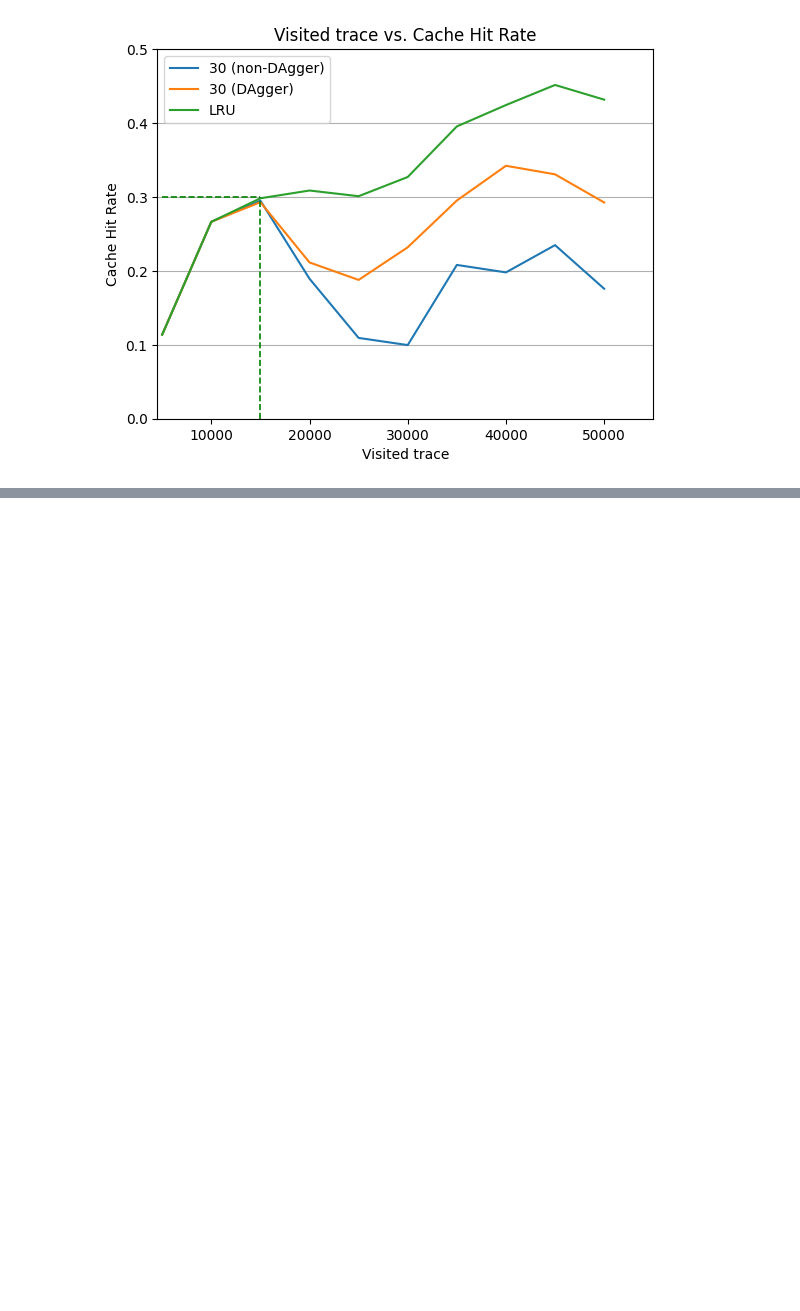
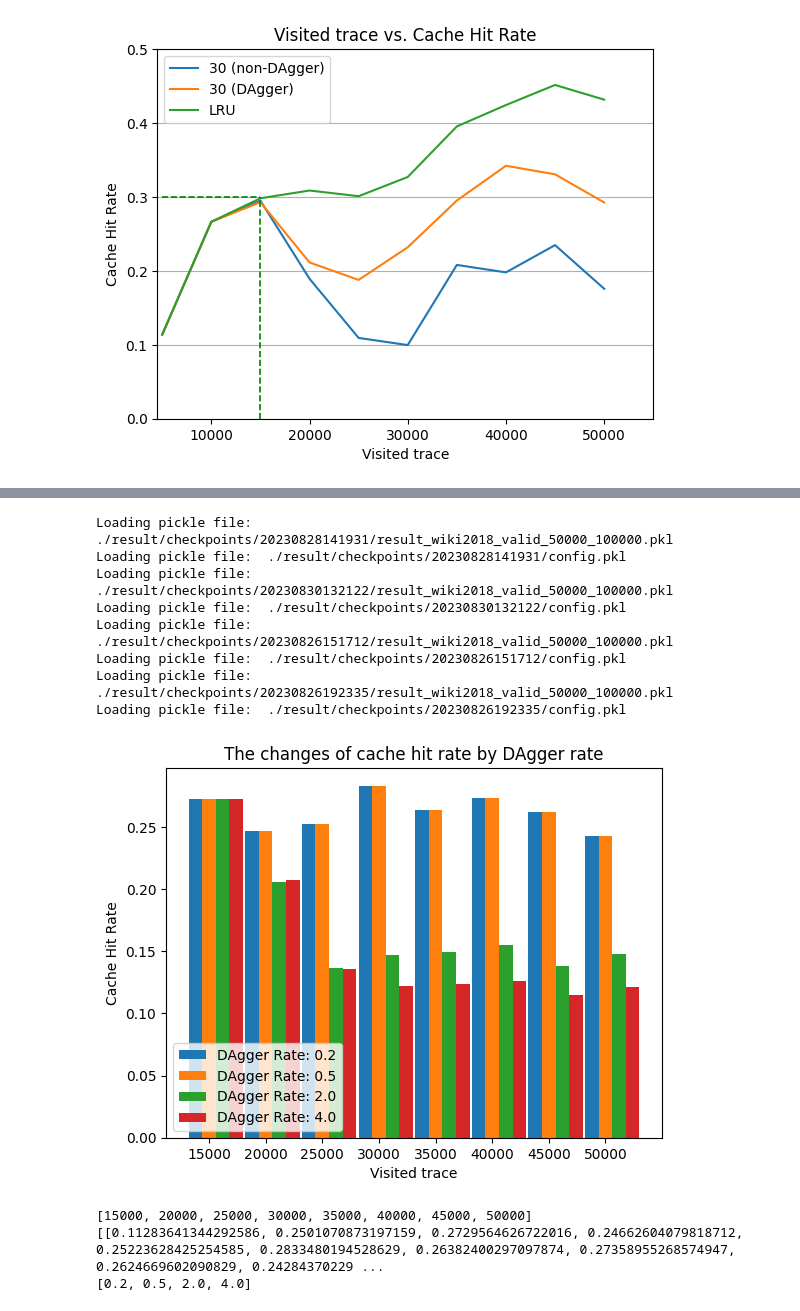
Before and after one commit to kato1628/cache_replacement, a Jupyter notebook: evaluate.ipynb, the cells around one changed output, grey strips where cells are left out. Saved outputs shown, nothing was run; the diff lists cells and outputs as text; code cells hidden in the pictures; blank space fills up the shorter version.

```diff
--- a/evaluate.ipynb
+++ b/evaluate.ipynb
@@ -187,0 +177,70 @@ show_result('20230825145301', show_benchmark=True)
+# %%
+experiment_ids = ["20230828141931", "20230830132122", "20230826151712", "20230826192335"]
+
+
+x_values = list(range(15000, 55000, 5000))
+y_values = []
+num_steps_rates = []
+
+# collect hit rates and num steps rates
+for experiment_id in experiment_ids:
+    result_path = f"./result/checkpoints/{experiment_id}/result_wiki2018_valid_50000_100000.pkl"
+    map_checkpoint_to_chr = load_pickle(result_path)
+
+    # sort by checkpoint
+    map_checkpoint_to_chr = {k: v for k, v in sorted(map_checkpoint_to_chr.items(), key=lambda item: int(item[0].split("_")[1].split(".")[0]))}
+
+    # get first checkpoint hit rates
+    hit_rates = list(map_checkpoint_to_chr.values())[-1]
+    y_values.append(hit_rates)
+
+    # get num steps
+    config_path = f"./result/checkpoints/{experiment_id}/config.pkl"
+    config = load_pickle(config_path)
+
+    # calculate num steps rate (num steps / total steps)
+    num_steps = config["dagger_schedule"]["num_steps"]
+    total_steps = config["training"]["total_steps"]
+    # num_steps_rates.append("{:.2f}".format(num_steps / total_steps))
+    num_steps_rates.append(num_steps / total_steps)
+
+# Width of each bar
+bar_width = 1200
+
+# Create an offset for each set of bars
+offsets = [-bar_width, 0, bar_width, 2*bar_width]
+
+# Create a bar for each set of y values
+for i, offset in enumerate(offsets):
+    plt.bar([x + offset for x in x_values], y_values[i][2:], width=bar_width, label=f'DAgger Rate: {num_steps_rates[i]}')
+    # plt.plot(x_values, y_values[i][2:], label=f'DAgger Rate: {num_steps_rates[i]}')
+
+# Set x and y labels
+plt.xlabel('Visited trace')
+plt.ylabel('Cache Hit Rate')
+
+# Set the title
+plt.title('The changes of cache hit rate by DAgger rate')
+
+# Add legend
+plt.legend(loc='lower left')
+
+# Show the plot
+plt.show()
+
+print(x_values)
+print(y_values)
+print(num_steps_rates)
+# %% [output]
+Loading pickle file:  ./result/checkpoints/20230828141931/result_wiki2018_valid_50000_100000.pkl
+Loading pickle file:  ./result/checkpoints/20230828141931/config.pkl
+Loading pickle file:  ./result/checkpoints/20230830132122/result_wiki2018_valid_50000_100000.pkl
+Loading pickle file:  ./result/checkpoints/20230830132122/config.pkl
+Loading pickle file:  ./result/checkpoints/20230826151712/result_wiki2018_valid_50000_100000.pkl
+Loading pickle file:  ./result/checkpoints/20230826151712/config.pkl
+Loading pickle file:  ./result/checkpoints/20230826192335/result_wiki2018_valid_50000_100000.pkl
+Loading pickle file:  ./result/checkpoints/20230826192335/config.pkl
+[figure, added]
+[15000, 20000, 25000, 30000, 35000, 40000, 45000, 50000]
+[[0.11283641344292586, 0.2501070873197159, 0.2729564626722016, 0.24662604079818712, 0.25223628425254585, 0.2833480194528629, 0.26382400297097874, 0.27358955268574947, 0.2624669602090829, 0.24284370229 ...
+[0.2, 0.5, 2.0, 4.0]
```
Also changed, not shown: parts of 3 cells of this notebook.
